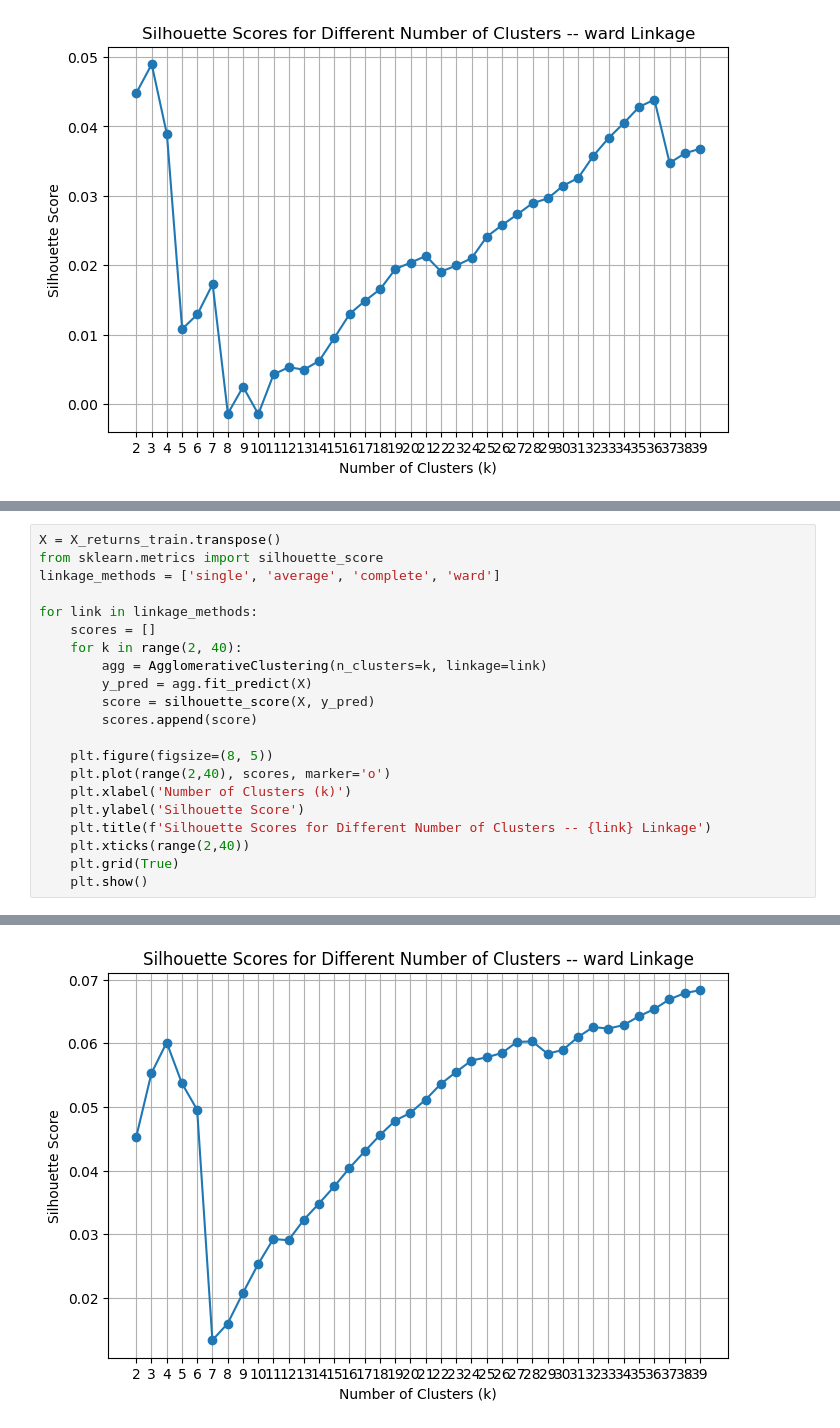
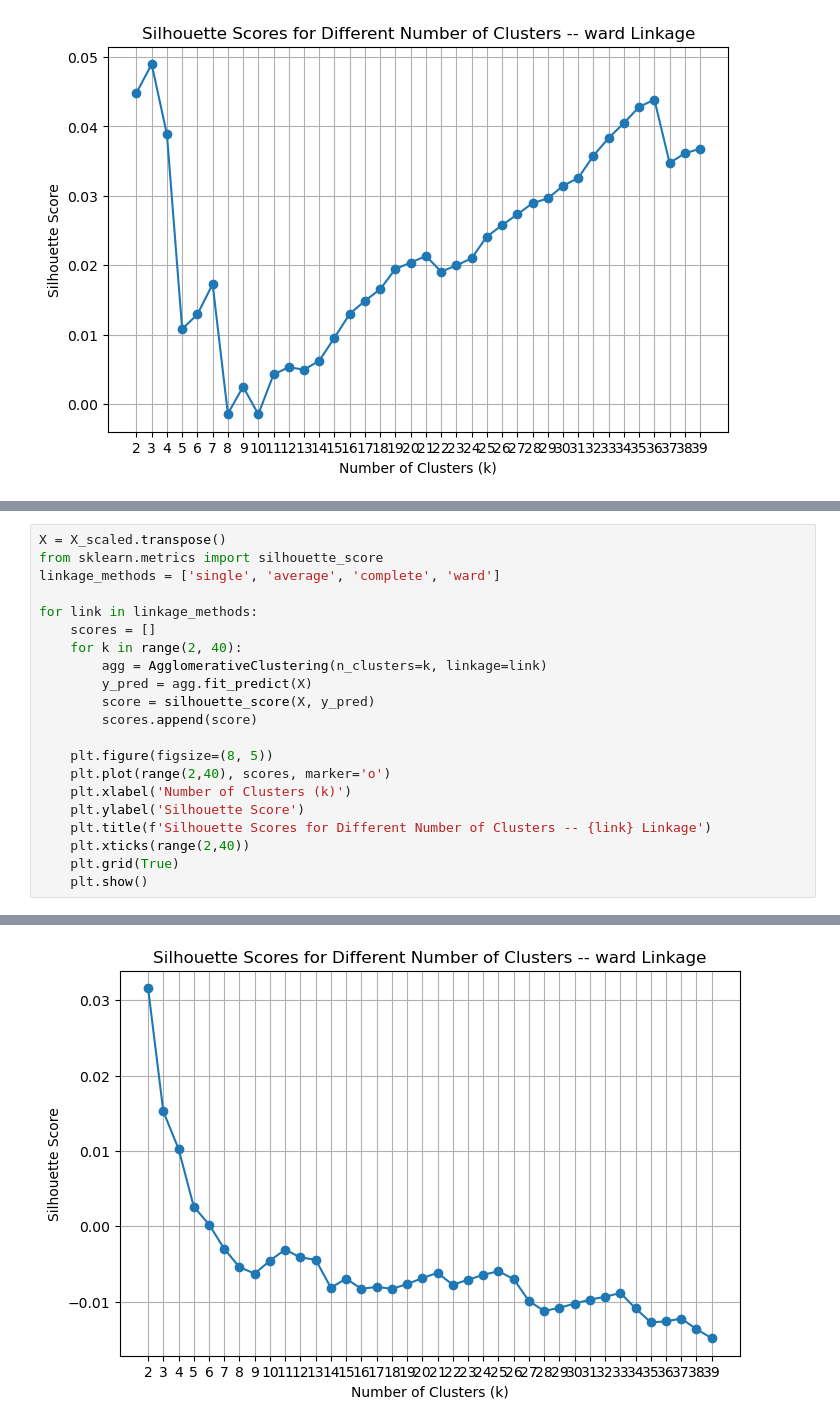
Before and after one commit to cojulieanne/Portfolio_Clustering, a Jupyter notebook: 01_cluster_daily_returns.ipynb, the cells around one changed output, grey strips where cells are left out. Drawn from its saved outputs; the diff is of its cells as text.

```diff
--- a/01_cluster_daily_returns.ipynb
+++ b/01_cluster_daily_returns.ipynb
@@ -514,5 +588,5 @@ Calinski Harabasz         : 8.1811
 # %%
-X = X_returns_train.transpose()
+X = X_scaled.transpose()
 from sklearn.metrics import silhouette_score
 linkage_methods = ['single', 'average', 'complete', 'ward']
 
@@ -539,2 +613,2 @@ for link in linkage_methods:
-[figure, old version]
+[figure, new version]
 # %%
```
Also changed, not shown: parts of 18 cells of this notebook, 3 other files.
